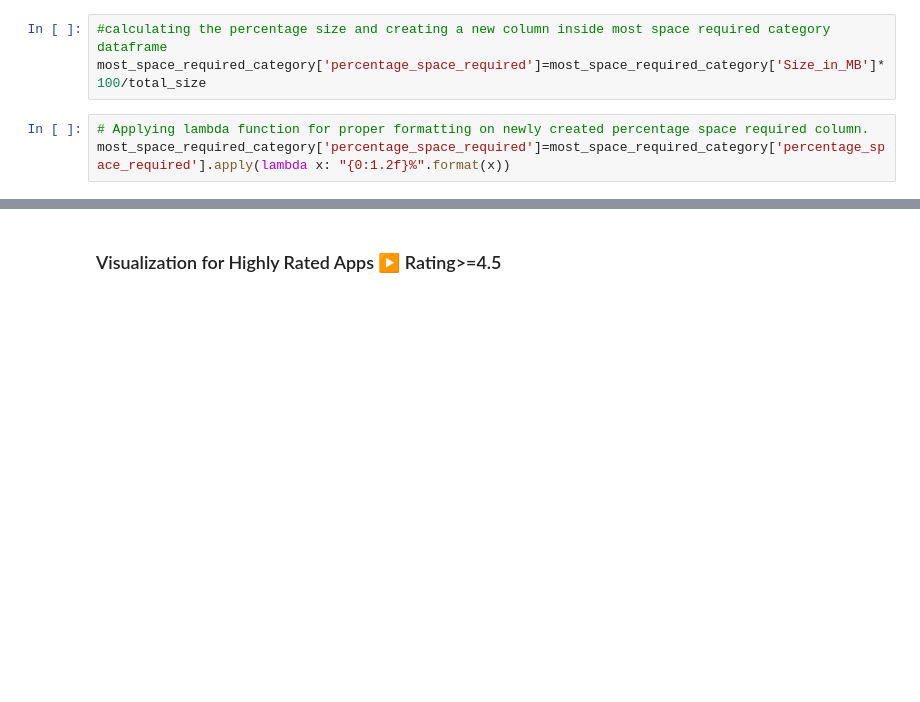
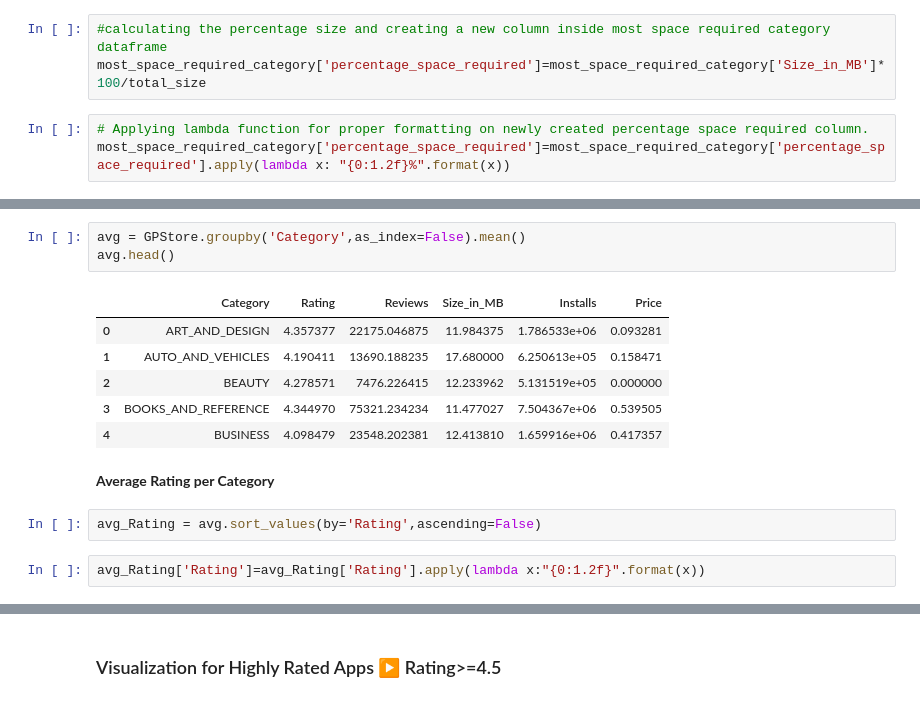
Before and after one commit to SairajNeelam/EDA---Google-Play-Store, a Jupyter notebook: EDA_Google_Play_Store_App.ipynb, the cells around one changed output, grey strips where cells are left out. Saved outputs shown, nothing was run; the diff lists cells and outputs as text; blank space fills up the shorter version.

```diff
--- a/EDA_Google_Play_Store_App.ipynb
+++ b/EDA_Google_Play_Store_App.ipynb
@@ -731,3 +731,19 @@ px.bar(data_frame=most_space_required_category,x="Category",y='Size_in_MB',
        title="Most Space Consuming Category (Categories Vs Size_in_MB)",text='percentage_space_required')
 # %% [output]
 [interactive output not drawn]
+# %%
+avg = GPStore.groupby('Category',as_index=False).mean()
+avg.head()
+# %% [output]
+|  | Category | Rating | Reviews | Size_in_MB | Installs | Price |
+| 0 | ART_AND_DESIGN | 4.357377 | 22175.046875 | 11.984375 | 1.786533e+06 | 0.093281 |
+| 1 | AUTO_AND_VEHICLES | 4.190411 | 13690.188235 | 17.680000 | 6.250613e+05 | 0.158471 |
+| 2 | BEAUTY | 4.278571 | 7476.226415 | 12.233962 | 5.131519e+05 | 0.000000 |
+| 3 | BOOKS_AND_REFERENCE | 4.344970 | 75321.234234 | 11.477027 | 7.504367e+06 | 0.539505 |
+| 4 | BUSINESS | 4.098479 | 23548.202381 | 12.413810 | 1.659916e+06 | 0.417357 |
+# %% [markdown]
+**Average Rating per Category**
+# %%
+avg_Rating = avg.sort_values(by='Rating',ascending=False)
+# %%
+avg_Rating['Rating']=avg_Rating['Rating'].apply(lambda x:"{0:1.2f}".format(x))
```
Also changed, not shown: parts of 48 cells of this notebook.
